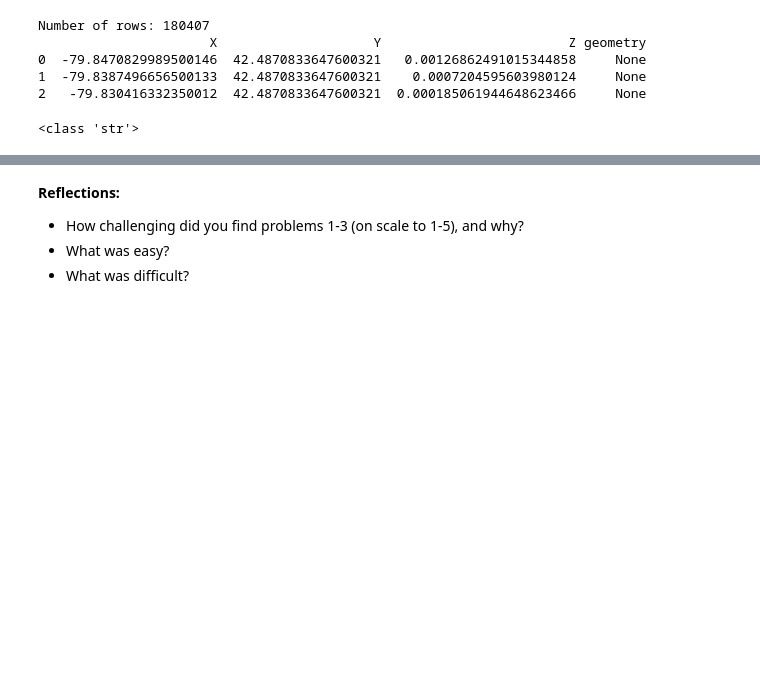
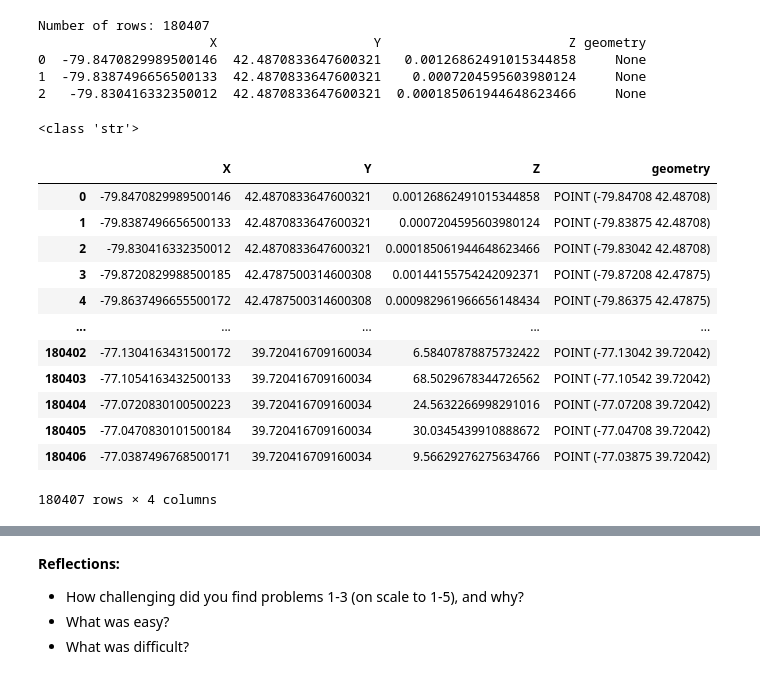
Before and after one commit to arr678/Hels2-Exercises, a Jupyter notebook: Exer3/Exercise-3-Problem-1-3.ipynb, the cells around one changed output, grey strips where cells are left out. Saved outputs shown, nothing was run; the diff lists cells and outputs as text; code cells hidden in the pictures; blank space fills up the shorter version.

```diff
--- a/Exer3/Exercise-3-Problem-1-3.ipynb
+++ b/Exer3/Exercise-3-Problem-1-3.ipynb
@@ -377,0 +376,16 @@ print(type(pop.at[0,'X']))
+# %%
+gdf
+# %% [output]
+|  | X | Y | Z | geometry |
+| 0 | -79.8470829989500146 | 42.4870833647600321 | 0.00126862491015344858 | POINT (-79.84708 42.48708) |
+| 1 | -79.8387496656500133 | 42.4870833647600321 | 0.0007204595603980124 | POINT (-79.83875 42.48708) |
+| 2 | -79.830416332350012 | 42.4870833647600321 | 0.000185061944648623466 | POINT (-79.83042 42.48708) |
+| 3 | -79.8720829988500185 | 42.4787500314600308 | 0.00144155754242092371 | POINT (-79.87208 42.47875) |
+| 4 | -79.8637496655500172 | 42.4787500314600308 | 0.000982961966656148434 | POINT (-79.86375 42.47875) |
+| ... | ... | ... | ... | ... |
+| 180402 | -77.1304163431500172 | 39.720416709160034 | 6.58407878875732422 | POINT (-77.13042 39.72042) |
+| 180403 | -77.1054163432500133 | 39.720416709160034 | 68.5029678344726562 | POINT (-77.10542 39.72042) |
+| 180404 | -77.0720830100500223 | 39.720416709160034 | 24.5632266998291016 | POINT (-77.07208 39.72042) |
+| 180405 | -77.0470830101500184 | 39.720416709160034 | 30.0345439910888672 | POINT (-77.04708 39.72042) |
+| 180406 | -77.0387496768500171 | 39.720416709160034 | 9.56629276275634766 | POINT (-77.03875 39.72042) |
+180407 rows × 4 columns
```
Also changed, not shown: parts of 11 cells of this notebook, 1 other file.
